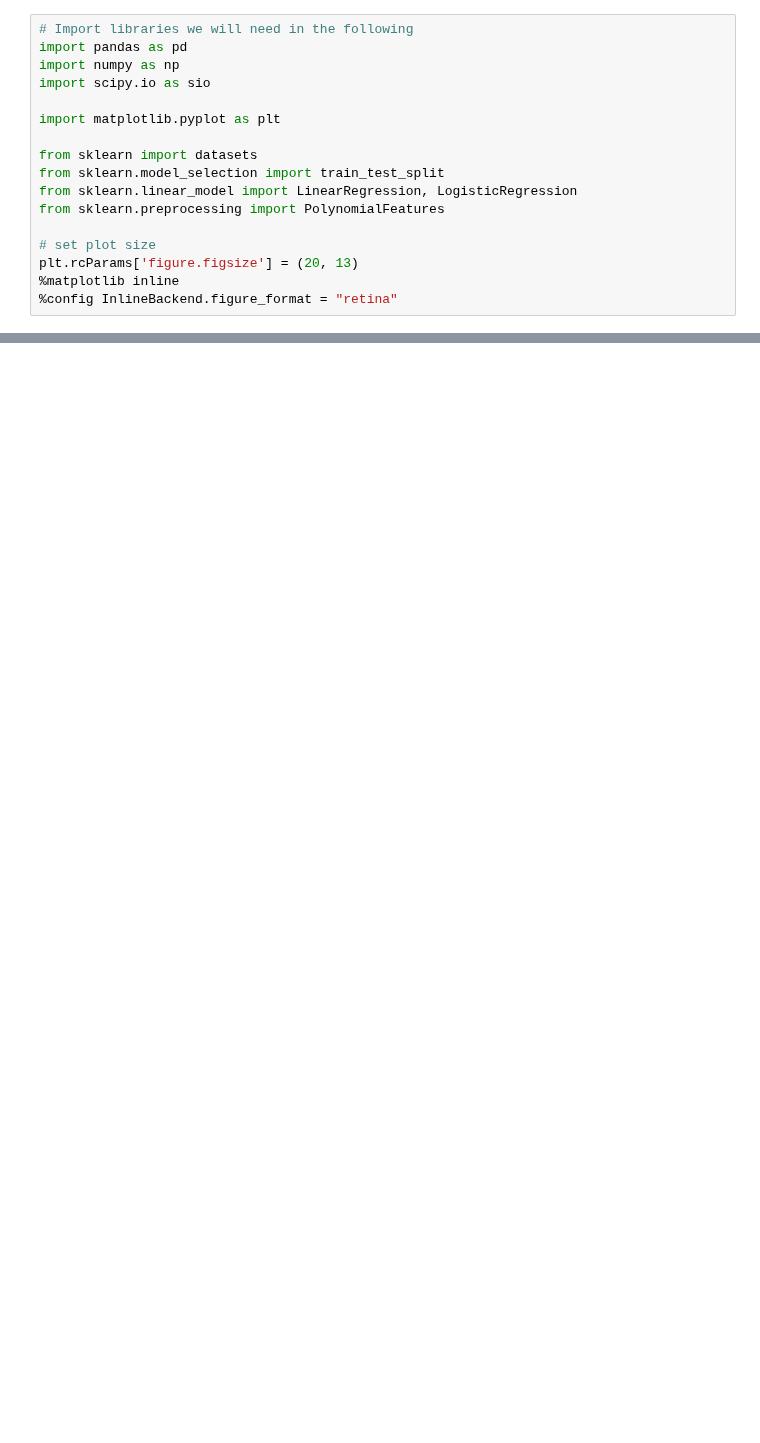
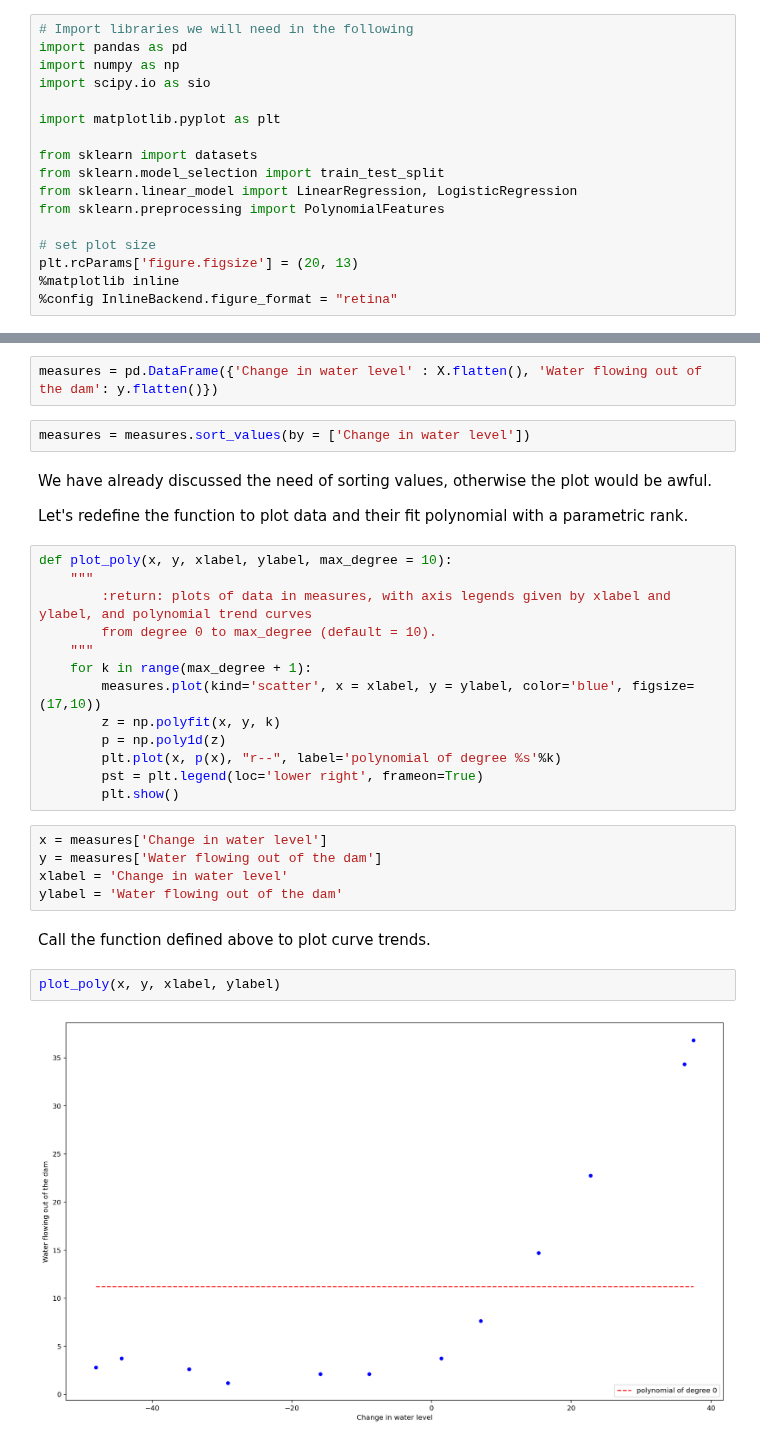
Before and after one commit to oscar-defelice/DSAcademy-lectures, a Jupyter notebook: Lectures_src/04.Regularisation/01.Overfit.ipynb, the cells around one changed output, grey strips where cells are left out. Cells and saved outputs as stored; diff of their text form; blank space fills up the shorter version.

```diff
--- a/Lectures_src/04.Regularisation/01.Overfit.ipynb
+++ b/Lectures_src/04.Regularisation/01.Overfit.ipynb
@@ -50,0 +73,32 @@ plt.rcParams['figure.figsize'] = (20, 13)
+# %%
+measures = pd.DataFrame({'Change in water level' : X.flatten(), 'Water flowing out of the dam': y.flatten()})
+# %%
+measures = measures.sort_values(by = ['Change in water level'])
+# %% [markdown]
+We have already discussed the need of sorting values, otherwise the plot would be awful.
+
+Let's redefine the function to plot data and their fit polynomial with a parametric rank.
+# %%
+def plot_poly(x, y, xlabel, ylabel, max_degree = 10):
+    """
+        :return: plots of data in measures, with axis legends given by xlabel and ylabel, and polynomial trend curves
+        from degree 0 to max_degree (default = 10).
+    """
+    for k in range(max_degree + 1):
+        measures.plot(kind='scatter', x = xlabel, y = ylabel, color='blue', figsize=(17,10))
+        z = np.polyfit(x, y, k)
+        p = np.poly1d(z)
+        plt.plot(x, p(x), "r--", label='polynomial of degree %s'%k)
+        pst = plt.legend(loc='lower right', frameon=True)
+        plt.show()
+# %%
+x = measures['Change in water level']
+y = measures['Water flowing out of the dam']
+xlabel = 'Change in water level'
+ylabel = 'Water flowing out of the dam'
+# %% [markdown]
+Call the function defined above to plot curve trends.
+# %%
+plot_poly(x, y, xlabel, ylabel)
+# %% [output]
+[figure, added]
```
Also changed, not shown: parts of 30 cells of this notebook, 1 other file.
